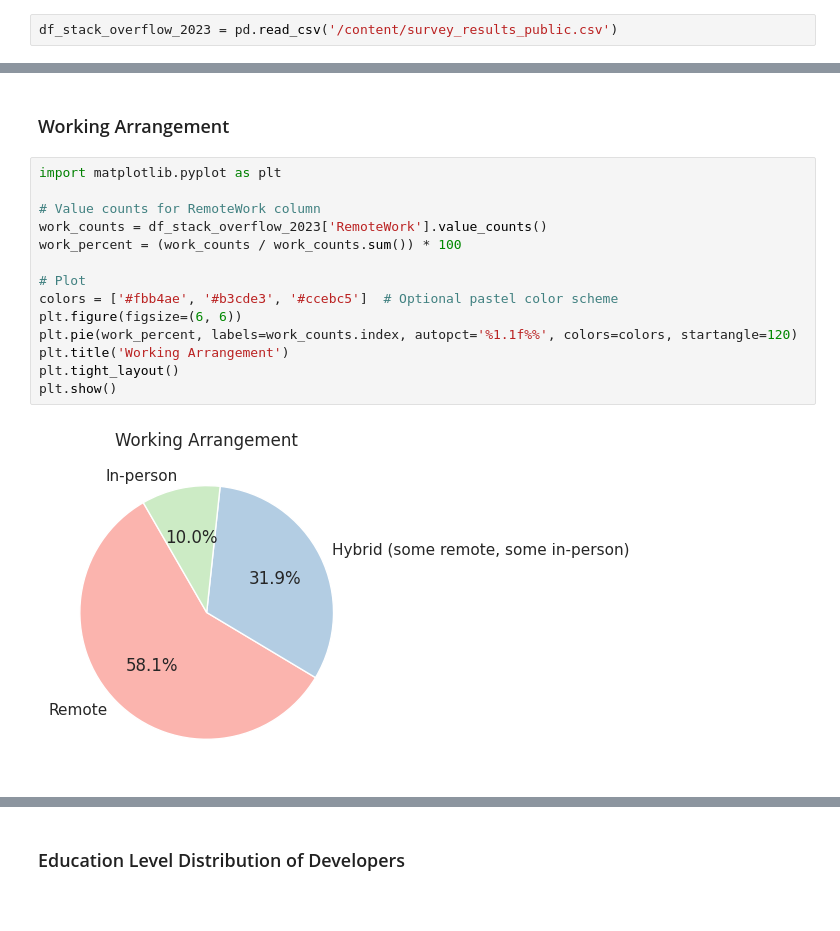
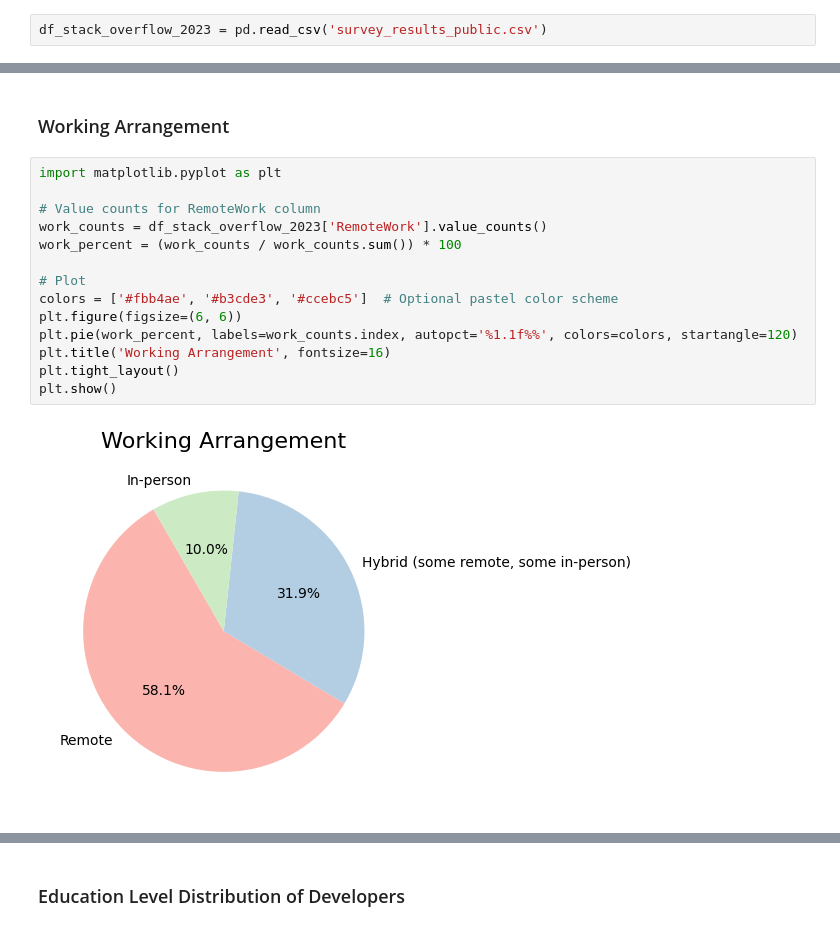
Before and after one commit to c0927648/AML2203_Project_Salary_Prediction_StackOverflow_2023, a Jupyter notebook: AML2203_Final_Project_2025S_Part1_v3.ipynb, the cells around one changed output, grey strips where cells are left out. Cells and saved outputs as stored; diff of their text form.

```diff
--- a/AML2203_Final_Project_2025S_Part1_v3.ipynb
+++ b/AML2203_Final_Project_2025S_Part1_v3.ipynb
@@ -17,7 +26,7 @@ import matplotlib.pyplot as plt
 import seaborn as sns
 from collections import Counter
 # %%
-df_stack_overflow_2023 = pd.read_csv('/content/survey_results_public.csv')
+df_stack_overflow_2023 = pd.read_csv('survey_results_public.csv')
 # %%
 print("Shape of dataset:", df_stack_overflow_2023.shape)
 df_stack_overflow_2023.head()
@@ -408,16 +617,16 @@ plt.show()
 # %%
 import matplotlib.pyplot as plt
 
 # Value counts for RemoteWork column
 work_counts = df_stack_overflow_2023['RemoteWork'].value_counts()
 work_percent = (work_counts / work_counts.sum()) * 100
 
 # Plot
 colors = ['#fbb4ae', '#b3cde3', '#ccebc5']  # Optional pastel color scheme
 plt.figure(figsize=(6, 6))
 plt.pie(work_percent, labels=work_counts.index, autopct='%1.1f%%', colors=colors, startangle=120)
-plt.title('Working Arrangement')
+plt.title('Working Arrangement', fontsize=16)
 plt.tight_layout()
 plt.show()
 # %% [output]
-[figure, old version]
+[figure, new version]
```
Also changed, not shown: parts of 60 cells of this notebook.
